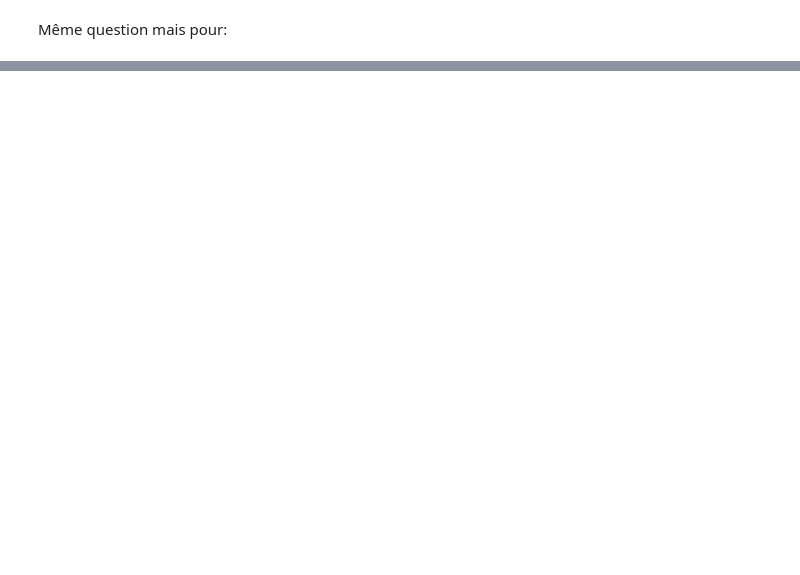
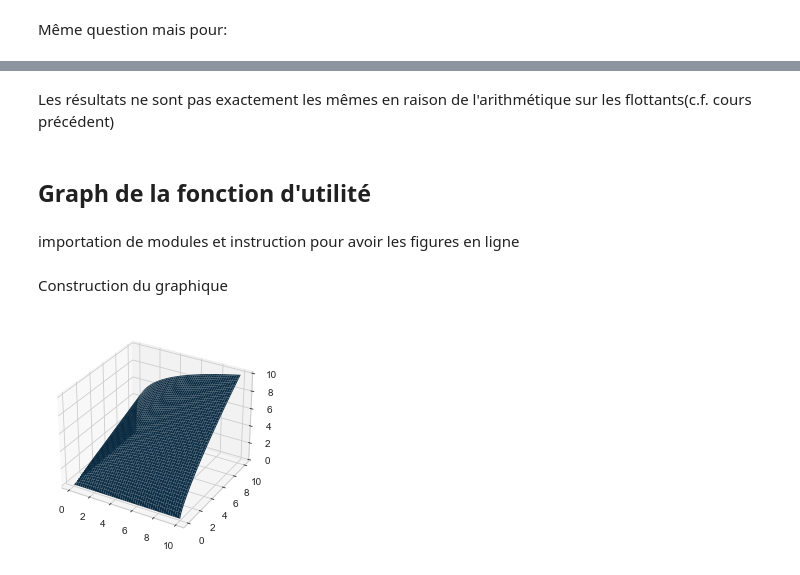
Before and after one commit to lugovalexa/Cours-UGA-Python-M1-Eco, a Jupyter notebook: Notebooks/Cours_2/Python_Cours_2.ipynb, the cells around one changed output, grey strips where cells are left out. Saved outputs shown, nothing was run; the diff lists cells and outputs as text; code cells hidden in the pictures; blank space fills up the shorter version.

```diff
--- a/Notebooks/Cours_2/Python_Cours_2.ipynb
+++ b/Notebooks/Cours_2/Python_Cours_2.ipynb
@@ -177,0 +346,9 @@ print(np.sort(A)) # trier (par ordre croissant)
+# %%
+with open('unfichier.txt', 'w') as the_file: # 'w' correspond à 'écrire/write'
+
+    for i, q1 in enumerate(q1_liste):
+        u = u_func(q1,q2,alpha=0.25)
+        text = f'{i+10:2d}: q1 = {q1:<6.3f} q2 = {q2:<6.3f} -> u = {u:<6.3f}'
+        the_file.write(text + '\n') # \n fait un saut de ligne
+
+# note: la clause 'with' clause assure que le fichier sera fermé par la suite
@@ -177,0 +374,23 @@ print(np.sort(A)) # trier (par ordre croissant)
+# %%
+# a. Réglages
+n = 100 # nombre d'éléments
+q_max = 10 # valeur maximale
+
+# b. affectation des arrays
+shape_tuple = (n,n)
+q1_vals = np.empty(shape_tuple) # affectation d'arrays 2d avec un format/shape=(n,n)
+q2_vals = np.empty(shape_tuple)
+u_vals = np.empty(shape_tuple)
+
+# Note: q1_vals et q2_vals sont 2d.
+# Ce n'est pas strictement nécessaire ici, des arrays 1d pouvant suffire dans
+# la boucle emboîtée et le remplissage de u_vals.
+# Néanmoins, cela les rend isomorphes avec les grilles utilisées pour
+# les bord des graphiques, qui requièrent souvent des grilles 2d.
+
+# c. remplissage des grilles
+for i in range(n): # 0,1,...,n-1
+    for j in range(n): # 0,1,...,n-1
+        q1_vals[i,j] = (i/(n-1))*q_max # in [0,q_max]
+        q2_vals[i,j] = (j/(n-1))*q_max # in [0,q_max]
+        u_vals[i,j] = u_func(q1_vals[i,j],q2_vals[i,j],alpha=0.25)
@@ -177,0 +418,21 @@ print(np.sort(A)) # trier (par ordre croissant)
+# %% [markdown]
+Les résultats ne sont pas exactement les mêmes en raison de l'arithmétique sur les flottants(c.f. cours précédent)
+# %% [markdown]
+## Graph de la fonction d'utilité
+# %% [markdown]
+importation de modules et instruction pour avoir les figures en ligne
+# %%
+%matplotlib inline
+import matplotlib.pyplot as plt # module de base
+from mpl_toolkits.mplot3d import Axes3D # pour les figure 3d
+plt.style.use('seaborn-whitegrid') # grille blanche, appropriée en 3d
+# %% [markdown]
+Construction du graphique
+# %%
+fig = plt.figure() # création de la figure
+ax = fig.add_subplot(1,1,1,projection='3d') # création d'un système d'axes 3d sur la figure
+ax.plot_surface(q1_vals,q2_vals,u_vals); # création d'un graph de surface sur le système d'axes
+
+# remarque: fig.add_subplot(a,b,c) crée le c'th sous-graph sur une grille de a x b graphs
+# %% [output]
+[figure, added]
```
Also changed, not shown: parts of 79 cells of this notebook, 5 other files.
